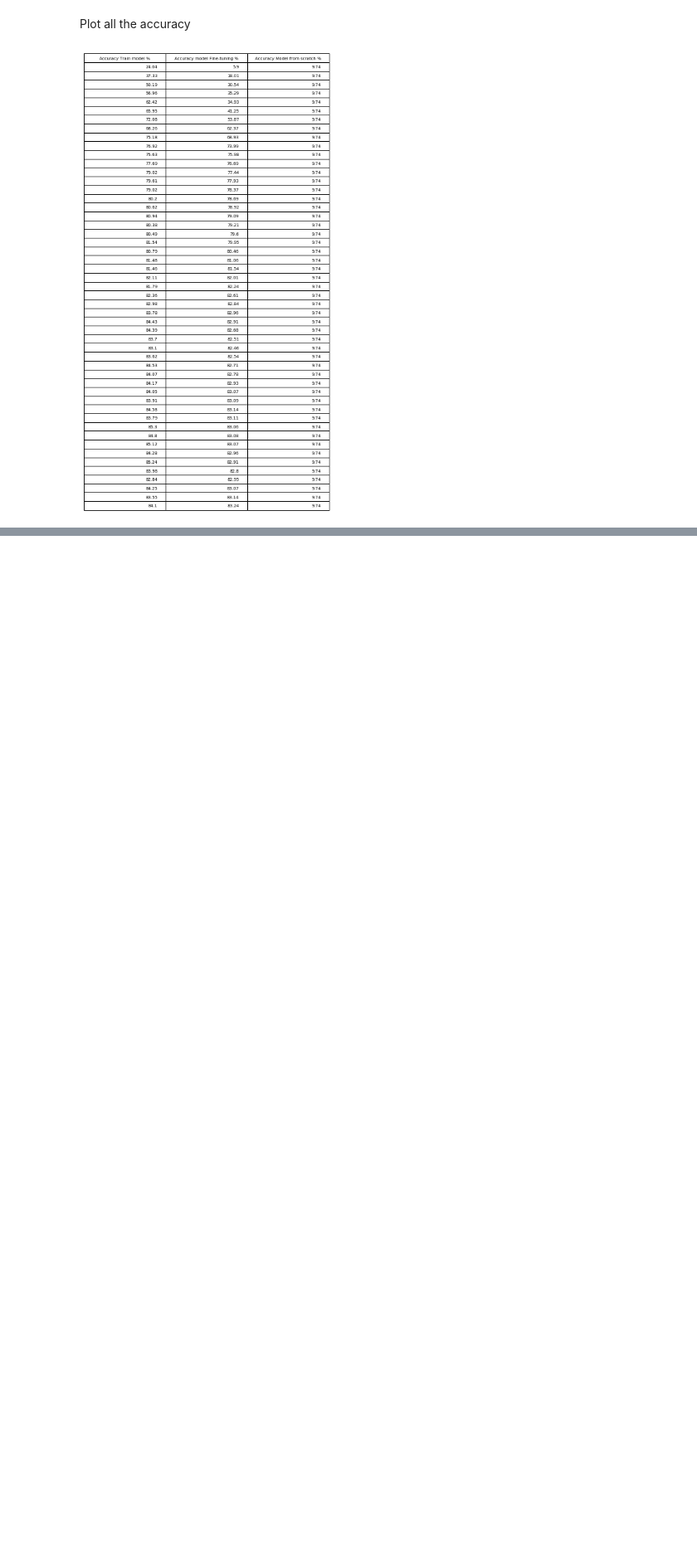
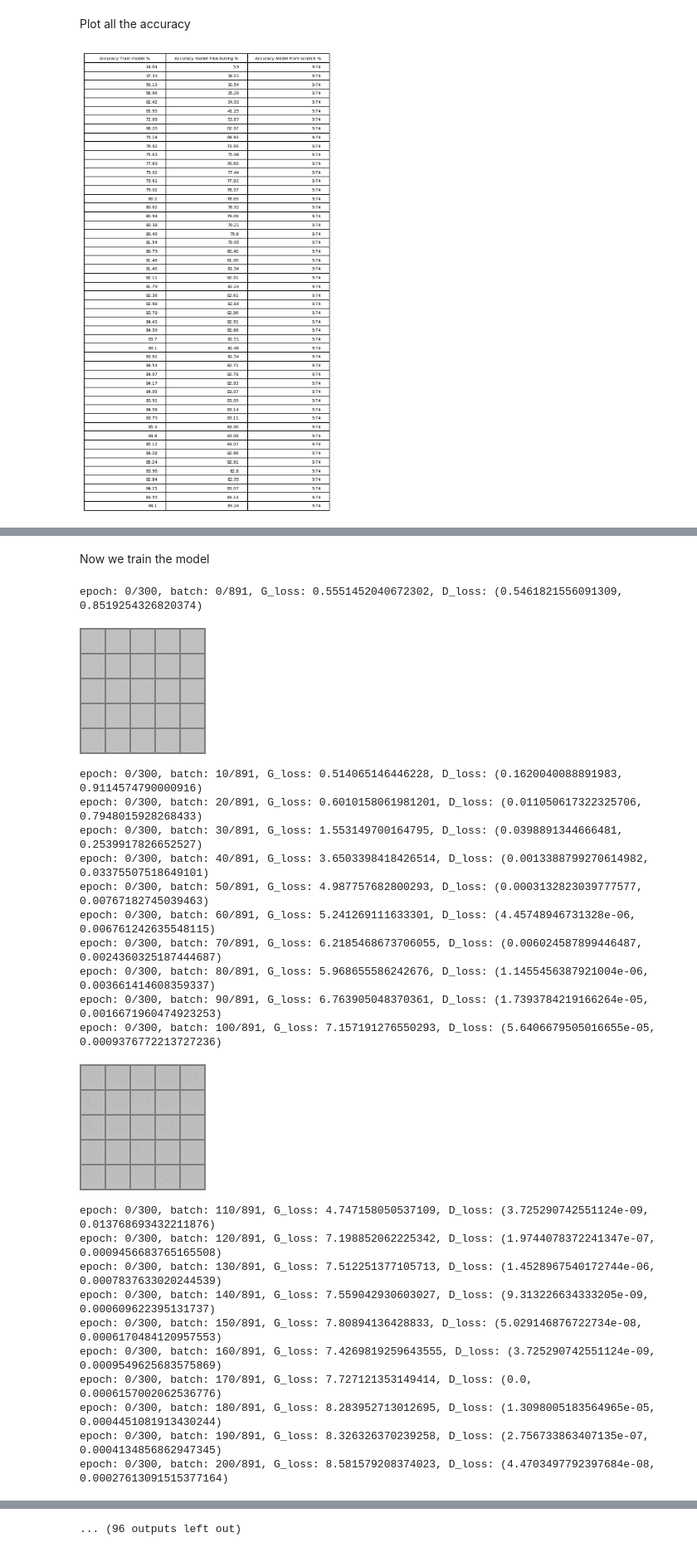
Before and after one commit to alvaroguerin/dlai-2019-projects, a Jupyter notebook: team06/Team06.ipynb, the cells around one changed output, grey strips where cells are left out. Shown at 83% size. Saved outputs shown, nothing was run; the diff lists cells and outputs as text; code cells hidden in the pictures; blank space fills up the shorter version.

```diff
--- a/team06/Team06.ipynb
+++ b/team06/Team06.ipynb
@@ -536,0 +688,14 @@ plt.show()
+# %%
+class Discriminator(torch.nn.Module):
+
+    def __init__(self):
+        super(Discriminator, self).__init__()
+        self.layers = Encoder(10)
+        self.fc = nn.Sequential(
+            nn.Linear(10,1),
+            nn.Sigmoid()
+        )
+    def forward(self,x):
+      x= self.layers(x)
+      x= self.fc(x)
+      return x
@@ -536,0 +803,52 @@ plt.show()
+# %% [markdown]
+Now we train the model
+# %%
+num_epochs = 300
+num_val_samples = 25
+z_val = norm_noise(num_val_samples)
+model = Model(hparams['batch_size'])
+# %%
+for epoch in range(num_epochs):
+
+    # Train epoch
+    for n_batch, (real_samples,_) in enumerate(train_loader):
+
+        # Prepare batch data
+        real_samples = Variable(real_samples).cuda()
+
+        # Update model weights
+        if real_samples.size(0) == 64:
+          loss_g, loss_d = model.step_optimization(real_samples)
+
+        # Show current loss
+        if (n_batch) % 10 == 0:
+            print(f"epoch: {epoch}/{num_epochs}, batch: {n_batch}/{len(train_loader)}, G_loss: {loss_g}, D_loss: {loss_d}")
+
+        # Show fake samples
+        if (n_batch) % 100 == 0:
+            val_fake_samples = model.generate_samples(num_val_samples, z=z_val).data.cpu()
+            display_batch_images(val_fake_samples)
+# %% [output]
+epoch: 0/300, batch: 0/891, G_loss: 0.5551452040672302, D_loss: (0.5461821556091309, 0.8519254326820374)
+[figure, added]
+epoch: 0/300, batch: 10/891, G_loss: 0.514065146446228, D_loss: (0.1620040088891983, 0.9114574790000916)
+epoch: 0/300, batch: 20/891, G_loss: 0.6010158061981201, D_loss: (0.011050617322325706, 0.7948015928268433)
+epoch: 0/300, batch: 30/891, G_loss: 1.553149700164795, D_loss: (0.0398891344666481, 0.2539917826652527)
+epoch: 0/300, batch: 40/891, G_loss: 3.6503398418426514, D_loss: (0.0013388799270614982, 0.03375507518649101)
+epoch: 0/300, batch: 50/891, G_loss: 4.987757682800293, D_loss: (0.0003132823039777577, 0.00767182745039463)
+epoch: 0/300, batch: 60/891, G_loss: 5.241269111633301, D_loss: (4.45748946731328e-06, 0.006761242635548115)
+epoch: 0/300, batch: 70/891, G_loss: 6.2185468673706055, D_loss: (0.006024587899446487, 0.0024360325187444687)
+epoch: 0/300, batch: 80/891, G_loss: 5.968655586242676, D_loss: (1.1455456387921004e-06, 0.003661414608359337)
+epoch: 0/300, batch: 90/891, G_loss: 6.763905048370361, D_loss: (1.7393784219166264e-05, 0.0016671960474923253)
+epoch: 0/300, batch: 100/891, G_loss: 7.157191276550293, D_loss: (5.6406679505016655e-05, 0.0009376772213727236)
+[figure, added]
+epoch: 0/300, batch: 110/891, G_loss: 4.747158050537109, D_loss: (3.725290742551124e-09, 0.013768693432211876)
+epoch: 0/300, batch: 120/891, G_loss: 7.198852062225342, D_loss: (1.9744078372241347e-07, 0.0009456683765165508)
+epoch: 0/300, batch: 130/891, G_loss: 7.512251377105713, D_loss: (1.4528967540172744e-06, 0.0007837633020244539)
+epoch: 0/300, batch: 140/891, G_loss: 7.559042930603027, D_loss: (9.313226634333205e-09, 0.000609622395131737)
+epoch: 0/300, batch: 150/891, G_loss: 7.80894136428833, D_loss: (5.029146876722734e-08, 0.0006170484120957553)
+epoch: 0/300, batch: 160/891, G_loss: 7.4269819259643555, D_loss: (3.725290742551124e-09, 0.0009549625683575869)
+epoch: 0/300, batch: 170/891, G_loss: 7.727121353149414, D_loss: (0.0, 0.0006157002062536776)
+epoch: 0/300, batch: 180/891, G_loss: 8.283952713012695, D_loss: (1.3098005183564965e-05, 0.0004451081913430244)
+epoch: 0/300, batch: 190/891, G_loss: 8.326326370239258, D_loss: (2.756733863407135e-07, 0.0004134856862947345)
+epoch: 0/300, batch: 200/891, G_loss: 8.581579208374023, D_loss: (4.4703497792397684e-08, 0.00027613091515377164)
@@ -536,0 +889 @@ plt.show()
+... (96 outputs left out)
```
Also changed, not shown: parts of 19 cells of this notebook.
